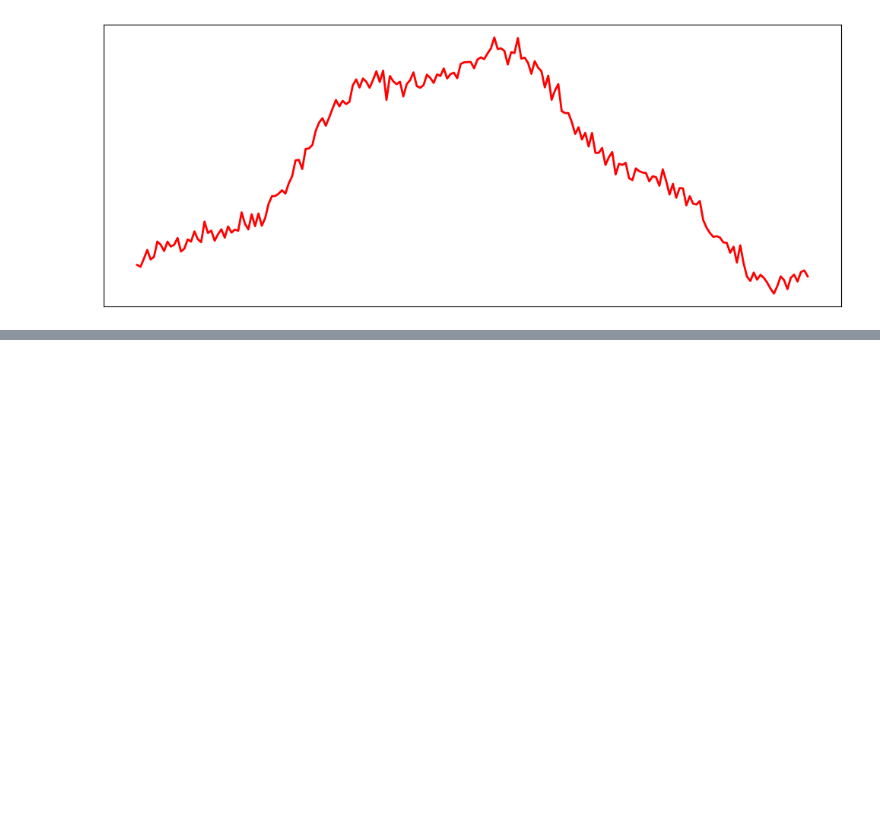
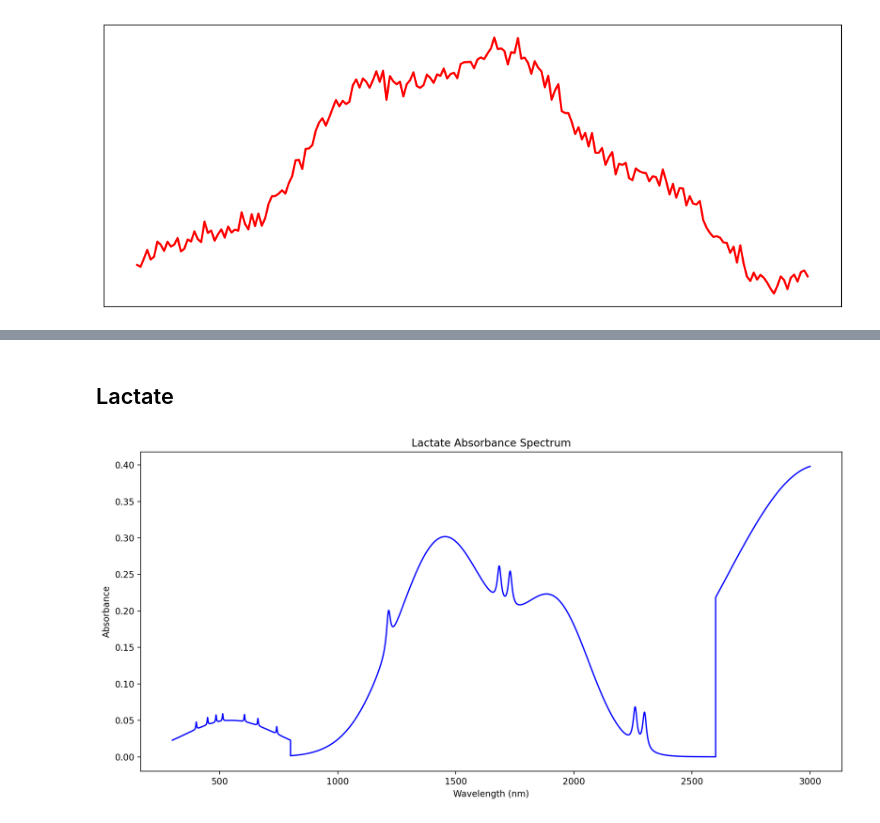
Before and after one commit to Hollen0318/LactatePresentation, a Jupyter notebook: vis.ipynb, the cells around one changed output, grey strips where cells are left out. Cells and saved outputs as stored; diff of their text form; code cells hidden in the pictures; blank space fills up the shorter version.

```diff
--- a/vis.ipynb
+++ b/vis.ipynb
@@ -822,0 +744,44 @@ plt.show()
+# %% [markdown]
+## Lactate
+# %%
+import numpy as np
+import matplotlib.pyplot as plt
+
+# Create higher-resolution wavelength axes
+wl_uvvis = np.linspace(300, 800, 2000)    # 4× more points
+wl_nir = np.linspace(800, 2600, 4000)     # 4× more points
+wl_mir = np.linspace(2600, 3000, 1200)    # 4× more points
+
+# Define background noise (water) as baseline
+baseline_uvvis = 0.05 * np.exp(-(wl_uvvis - 550)**2 / (2 * 200**2))
+baseline_nir = 0.3 * np.exp(-(wl_nir - 1450)**2 / (2 * 200**2)) + 0.2 * np.exp(-(wl_nir - 1920)**2 / (2 * 150**2))
+baseline_mir = 0.4 * np.exp(-(wl_mir - 3040)**2 / (2 * 400**2))
+
+# Lactate peaks overlay
+def lorentzian(wl, cen, amp, wid):
+    return amp * (wid**2 / ((wl - cen)**2 + wid**2))
+
+# UV peaks
+uvpeaks = sum([lorentzian(wl_uvvis, c, 0.01, 2) for c in [401, 449, 485, 513, 605, 662, 742]])
+# NIR peaks
+nirpeaks = sum([lorentzian(wl_nir, c, 0.05, 10) for c in [1215, 1684, 1730, 2259, 2299]])
+# MIR peaks
+mirpeaks = lorentzian(wl_mir, 6100 / 1e3, 0.1, 50)
+
+# Combine
+wl_combined = np.concatenate([wl_uvvis, wl_nir, wl_mir])
+abs_combined = np.concatenate([baseline_uvvis + uvpeaks,
+                               baseline_nir + nirpeaks,
+                               baseline_mir + mirpeaks])
+
+# Plot with higher DPI and bigger figure
+plt.figure(figsize=(12, 6), dpi=200)
+plt.plot(wl_combined, abs_combined, color='blue')
+plt.xlabel('Wavelength (nm)')
+plt.ylabel('Absorbance')
+plt.title('Lactate Absorbance Spectrum')
+plt.grid(False)
+plt.tight_layout()
+plt.show()
+# %% [output]
+[figure, added]
```
Also changed, not shown: parts of 5 cells of this notebook.
